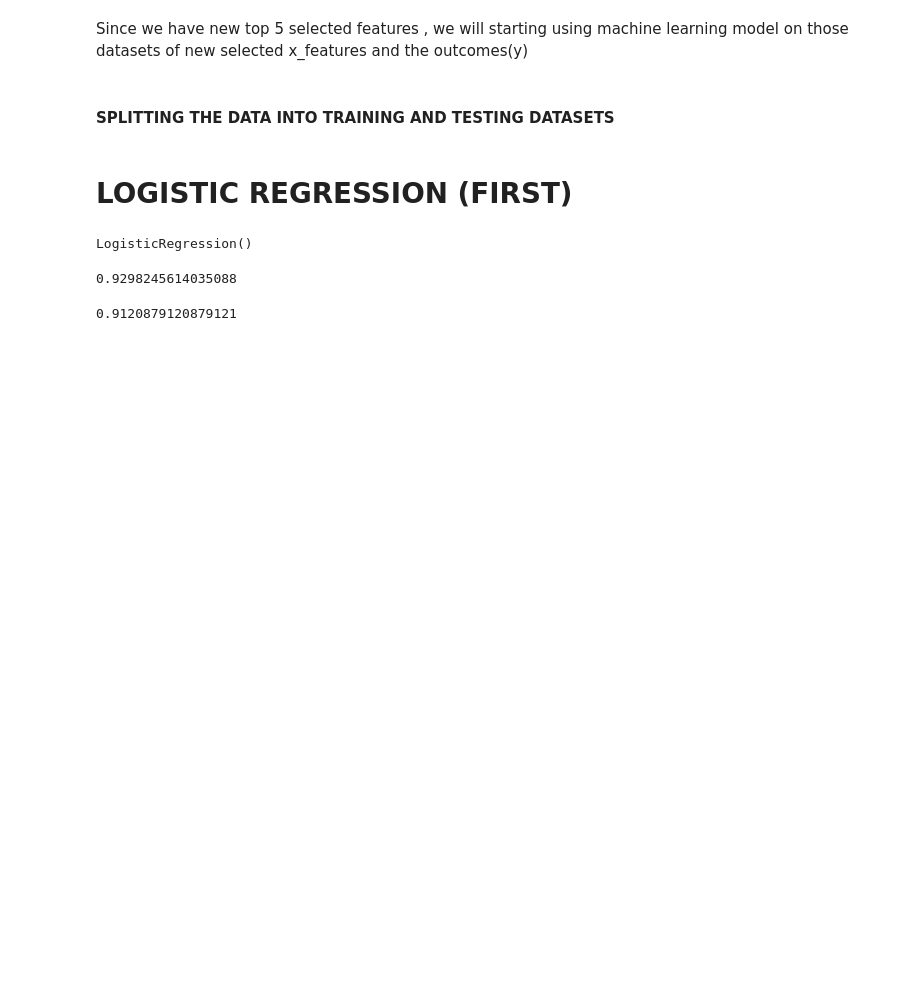
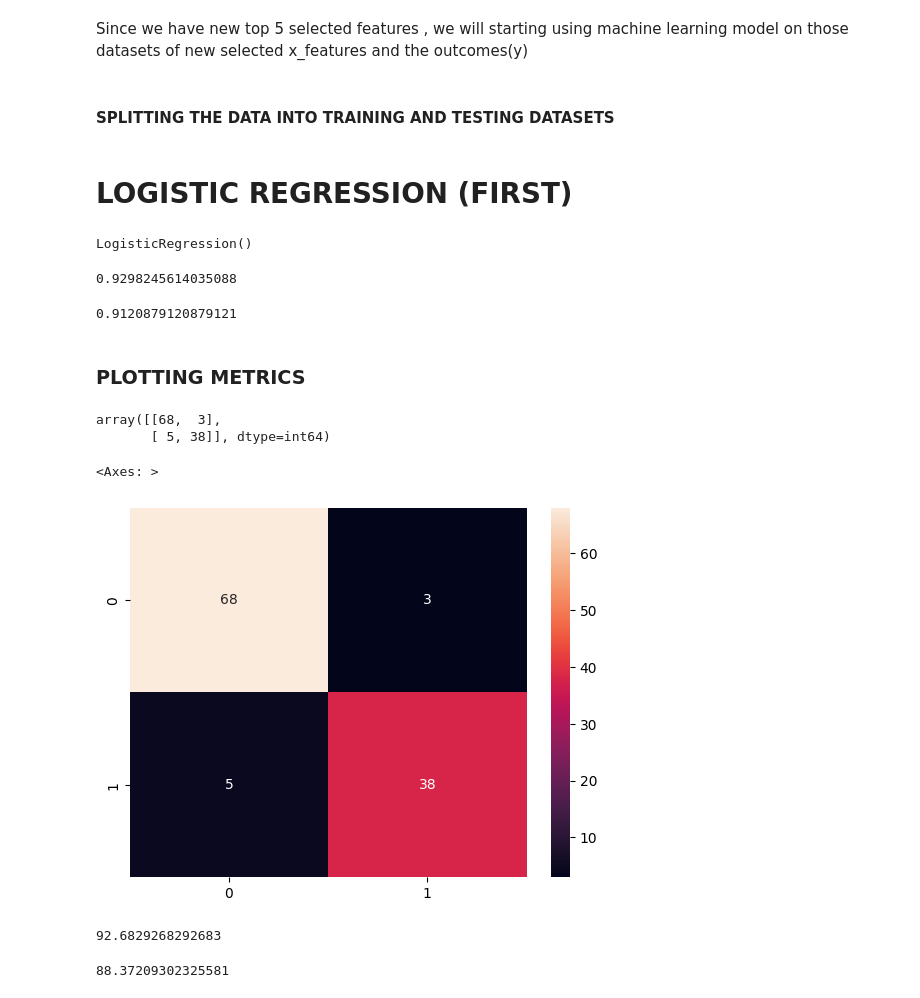
Before and after one commit to hahahang0/MLPracFromKaggle, a Jupyter notebook: BreastCancer/solutions/practical.ipynb, the cells around one changed output. Drawn from its saved outputs; the diff is of its cells as text; code cells hidden in the pictures; blank space fills up the shorter version.

Commit message:
2025-03-31 confusion metrics

```diff
--- a/BreastCancer/solutions/practical.ipynb
+++ b/BreastCancer/solutions/practical.ipynb
@@ -474,3 +474,5 @@ lr.score(x_test,y_test)
 lr.score(x_train,y_train)
 # %% [output]
 0.9120879120879121
+# %% [markdown]
+### PLOTTING METRICS
@@ -476,0 +481,12 @@ lr.score(x_train,y_train)
+# %%
+cm = confusion_matrix(y_test,lr.predict(x_test))
+# %%
+cm
+# %% [output]
+array([[68,  3],
+       [ 5, 38]], dtype=int64)
+# %%
+sns.heatmap(cm,annot=True,fmt=".2g")
+# %% [output]
+<Axes: >
+[figure, added]
@@ -476,0 +495,4 @@ lr.score(x_train,y_train)
+# %%
+ps
+# %% [output]
+92.6829268292683
@@ -476,0 +501,4 @@ lr.score(x_train,y_train)
+# %%
+rs
+# %% [output]
+88.37209302325581
```
Also changed, not shown: parts of 6 cells of this notebook.
